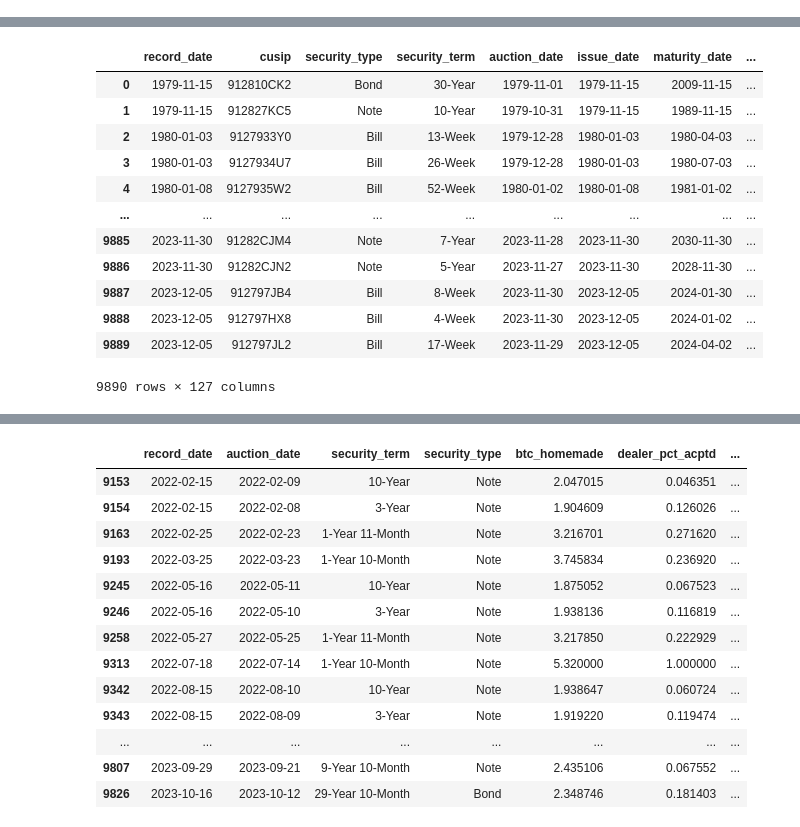
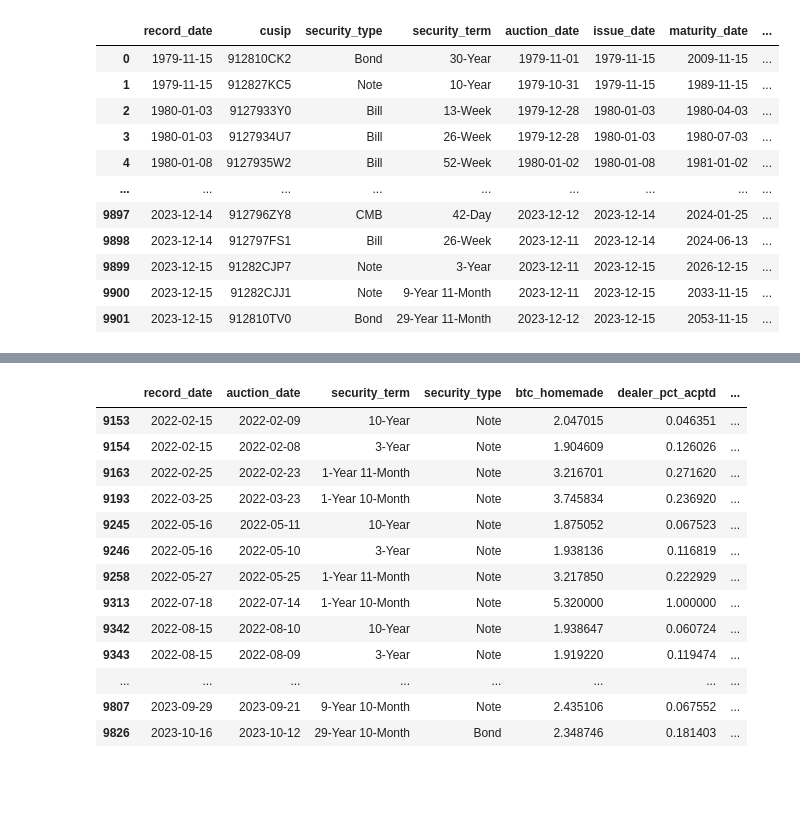
Before and after one commit to colton-22/finra, a Jupyter notebook: untitled.ipynb, the cells around one changed output, grey strips where cells are left out. Cells and saved outputs as stored; diff of their text form; code cells hidden in the pictures; blank space fills up the shorter version.

```diff
--- a/untitled.ipynb
+++ b/untitled.ipynb
@@ -14,42 +17,36 @@ import plotly.express as px
 pd.set_option('display.max_columns', None)
 pd.set_option('display.max_rows', 200)
 # %%
-# # API URLs
-# expenses_url = "https://api.fiscaldata.treasury.gov/services/api/fiscal_service/v1/accounting/mts/mts_table_5"
-# bond_url = "https://api.fiscaldata.treasury.gov/services/api/fiscal_service/v1/accounting/od/auctions_query"
+# API URLs
+expenses_url = "https://api.fiscaldata.treasury.gov/services/api/fiscal_service/v1/accounting/mts/mts_table_5"
+bond_url = "https://api.fiscaldata.treasury.gov/services/api/fiscal_service/v1/accounting/od/auctions_query"
 
-# # Set current page
-# current_page = 1
+# Set current page
+current_page = 1
 
-# # Initial request to get total pages
-# url_first_page = f"{bond_url}?filter=record_date:gte:1979-01-01&page[size]=1000&page%5Bnumber%5D={current_page}&page%5Bsize%5D=1000"
-# response_first_page = requests.get(url_first_page)
-# data_first_page = response_first_page.json()
-# total_pages = data_first_page['meta'].get('total-pages')
+# Initial request to get total pages
+url_first_page = f"{bond_url}?filter=record_date:gte:1979-01-01&page[size]=1000&page%5Bnumber%5D={current_page}&page%5Bsize%5D=1000"
+response_first_page = requests.get(url_first_page)
+data_first_page = response_first_page.json()
+total_pages = data_first_page['meta'].get('total-pages')
 
-# # Fetch data from all pages
-# bigdata = []
+# Fetch data from all pages
+bigdata = []
 
-# while current_page <= total_pages:
-#     url = f"{bond_url}?filter=record_date:gte:1979-01-01&page[size]=1000&page%5Bnumber%5D={current_page}&page%5Bsize%5D=1000"
-#     response = requests.get(url)
-#     data = response.json()
-#     bigdata.append(data)
-#     current_page += 1
+while current_page <= total_pages:
+    url = f"{bond_url}?filter=record_date:gte:1979-01-01&page[size]=1000&page%5Bnumber%5D={current_page}&page%5Bsize%5D=1000"
+    response = requests.get(url)
+    data = response.json()
+    bigdata.append(data)
+    current_page += 1
 
-# # Now bigdata contains the data from all pages
-# df_bond_auctions = json_normalize(bigdata, 'data')
+# Now bigdata contains the data from all pages
+df_bond_auctions = json_normalize(bigdata, 'data')
 
 # Format dates and numbers
 df_bond_auctions.replace('null', pd.NA, inplace=True)
 date_columns_to_convert = ['record_date', 'auction_date', 'issue_date', 'maturity_date']
 df_bond_auctions[date_columns_to_convert] = df_bond_auctions[date_columns_to_convert].apply(pd.to_datetime, errors='coerce')
-numbers_columns_to_convert = ['total_tendered', 'total_accepted', 'primary_dealer_accepted', 'primary_dealer_tendered',
-                       'indirect_bidder_accepted', 'indirect_bidder_tendered', 'direct_bidder_accepted',
-                       'direct_bidder_tendered', 'soma_accepted', 'soma_tendered', 'high_yield', 'int_rate',
-                       'total_accepted', 'offering_amt', 'bid_to_cover_ratio', 'price_per100']
-df_bond_auctions[numbers_columns_to_convert] = df_bond_auctions[numbers_columns_to_convert].apply(pd.to_numeric, errors='coerce')
-
 
 df_bond_auctions['total_tendered'] = pd.to_numeric(df_bond_auctions['total_tendered'], errors='coerce')
 df_bond_auctions['total_accepted'] = pd.to_numeric(df_bond_auctions['total_accepted'], errors='coerce')
@@ -72,37 +69,42 @@ df_bond_auctions['price_per100'] = pd.to_numeric(df_bond_auctions['price_per100'
 # Add proprietary columns
 percentage_columns = [
     ('btc_homemade', 'total_tendered', 'total_accepted'),
     ('dealer_pct_acptd', 'primary_dealer_accepted', 'total_accepted'),
     ('dealer_pct_of_tendered_acptd', 'primary_dealer_accepted', 'primary_dealer_tendered'),
     ('indirect_bidder_pct_acptd', 'indirect_bidder_accepted', 'total_accepted'),
     ('indirect_bidder_pct_of_tendered_acptd', 'indirect_bidder_accepted', 'indirect_bidder_tendered'),
     ('direct_bidder_pct_acptd', 'direct_bidder_accepted', 'total_accepted'),
     ('direct_bidder_pct_of_tendered_acptd', 'direct_bidder_accepted', 'direct_bidder_tendered'),
     ('soma_pct_acptd', 'soma_accepted', 'total_accepted'),
     ('soma_pct_of_tendered_acptd', 'soma_accepted', 'soma_tendered'),
     ('accepted_%_of_offering', 'total_accepted', 'offering_amt'),
-    ('tail', 'high_yield', 'int_rate')
 ]
 
 for new_column, numerator, denominator in percentage_columns:
     df_bond_auctions[new_column] = df_bond_auctions[numerator] / df_bond_auctions[denominator]
 
 # Calculate yield
-df_bond_auctions['days_to_maturity'] = ((df_bond_auctions['issue_date'] - df_bond_auctions['maturity_date'])*-1).dt.days
-df_bond_auctions['yield'] = ((100 - df_bond_auctions['price_per100']) / 100) * (360 / df_bond_auctions['days_to_maturity']) * 100
-
-df_bond_auctions['tail'] = df_bond_auctions['high_yield'] - df_bond_auctions['int_rate']
-
-# ###################
 # df_bond_auctions.groupby(['security_type', 'security_term'])['dealer_pct_acptd'].agg(['median', 'count']).reset_index().sort_values(by='count', ascending=False)
 # df_bond_auctions.groupby(['security_type', 'security_term'])['direct_bidder_pct_acptd'].agg(['median', 'count']).reset_index().sort_values(by='count', ascending=False)
 # df_bond_auctions.groupby(['security_type', 'security_term'])['indirect_bidder_pct_acptd'].agg(['median', 'count']).reset_index().sort_values(by='count', ascending=False)
 
 
 
 
 # Three dataframes already created
 df_bond_auctions
 # df_mts_table3
 # df_mts_table5
 # %% [output]
+|  | record_date | cusip | security_type | security_term | auction_date | issue_date | maturity_date | ... |
+| 0 | 1979-11-15 | 912810CK2 | Bond | 30-Year | 1979-11-01 | 1979-11-15 | 2009-11-15 | ... |
+| 1 | 1979-11-15 | 912827KC5 | Note | 10-Year | 1979-10-31 | 1979-11-15 | 1989-11-15 | ... |
+| 2 | 1980-01-03 | 9127933Y0 | Bill | 13-Week | 1979-12-28 | 1980-01-03 | 1980-04-03 | ... |
+| 3 | 1980-01-03 | 9127934U7 | Bill | 26-Week | 1979-12-28 | 1980-01-03 | 1980-07-03 | ... |
+| 4 | 1980-01-08 | 9127935W2 | Bill | 52-Week | 1980-01-02 | 1980-01-08 | 1981-01-02 | ... |
+| ... | ... | ... | ... | ... | ... | ... | ... | ... |
+| 9897 | 2023-12-14 | 912796ZY8 | CMB | 42-Day | 2023-12-12 | 2023-12-14 | 2024-01-25 | ... |
+| 9898 | 2023-12-14 | 912797FS1 | Bill | 26-Week | 2023-12-11 | 2023-12-14 | 2024-06-13 | ... |
+| 9899 | 2023-12-15 | 91282CJP7 | Note | 3-Year | 2023-12-11 | 2023-12-15 | 2026-12-15 | ... |
+| 9900 | 2023-12-15 | 91282CJJ1 | Note | 9-Year 11-Month | 2023-12-11 | 2023-12-15 | 2033-11-15 | ... |
+| 9901 | 2023-12-15 | 912810TV0 | Bond | 29-Year 11-Month | 2023-12-12 | 2023-12-15 | 2053-11-15 | ... |
@@ -126,13 +111,0 @@ DataFrame is highly fragmented.  This is usually the result of calling `frame.in
-|  | record_date | cusip | security_type | security_term | auction_date | issue_date | maturity_date | ... |
-| 0 | 1979-11-15 | 912810CK2 | Bond | 30-Year | 1979-11-01 | 1979-11-15 | 2009-11-15 | ... |
-| 1 | 1979-11-15 | 912827KC5 | Note | 10-Year | 1979-10-31 | 1979-11-15 | 1989-11-15 | ... |
-| 2 | 1980-01-03 | 9127933Y0 | Bill | 13-Week | 1979-12-28 | 1980-01-03 | 1980-04-03 | ... |
-| 3 | 1980-01-03 | 9127934U7 | Bill | 26-Week | 1979-12-28 | 1980-01-03 | 1980-07-03 | ... |
-| 4 | 1980-01-08 | 9127935W2 | Bill | 52-Week | 1980-01-02 | 1980-01-08 | 1981-01-02 | ... |
-| ... | ... | ... | ... | ... | ... | ... | ... | ... |
-| 9885 | 2023-11-30 | 91282CJM4 | Note | 7-Year | 2023-11-28 | 2023-11-30 | 2030-11-30 | ... |
-| 9886 | 2023-11-30 | 91282CJN2 | Note | 5-Year | 2023-11-27 | 2023-11-30 | 2028-11-30 | ... |
-| 9887 | 2023-12-05 | 912797JB4 | Bill | 8-Week | 2023-11-30 | 2023-12-05 | 2024-01-30 | ... |
-| 9888 | 2023-12-05 | 912797HX8 | Bill | 4-Week | 2023-11-30 | 2023-12-05 | 2024-01-02 | ... |
-| 9889 | 2023-12-05 | 912797JL2 | Bill | 17-Week | 2023-11-29 | 2023-12-05 | 2024-04-02 | ... |
-9890 rows × 127 columns
```
Also changed, not shown: parts of 6 cells of this notebook.
